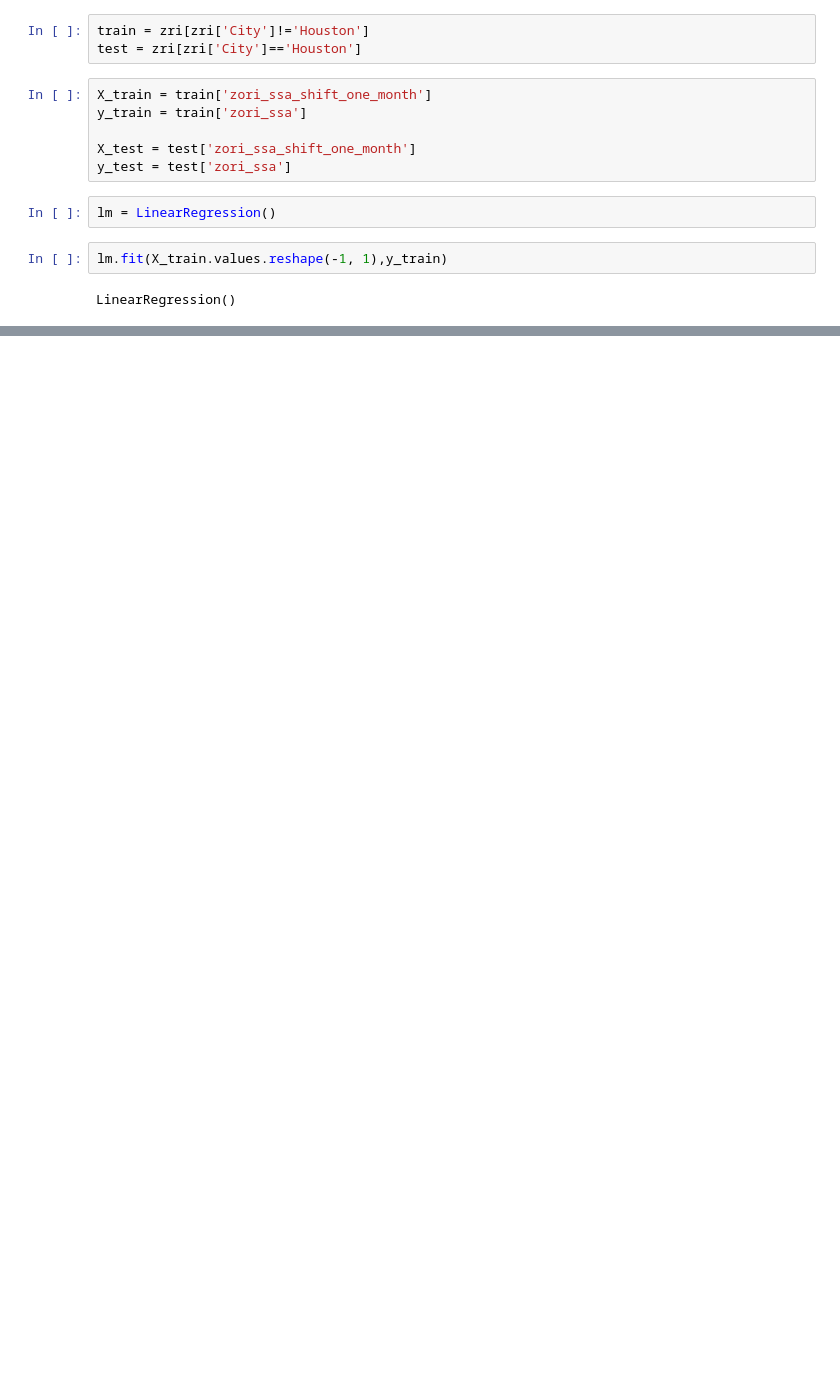
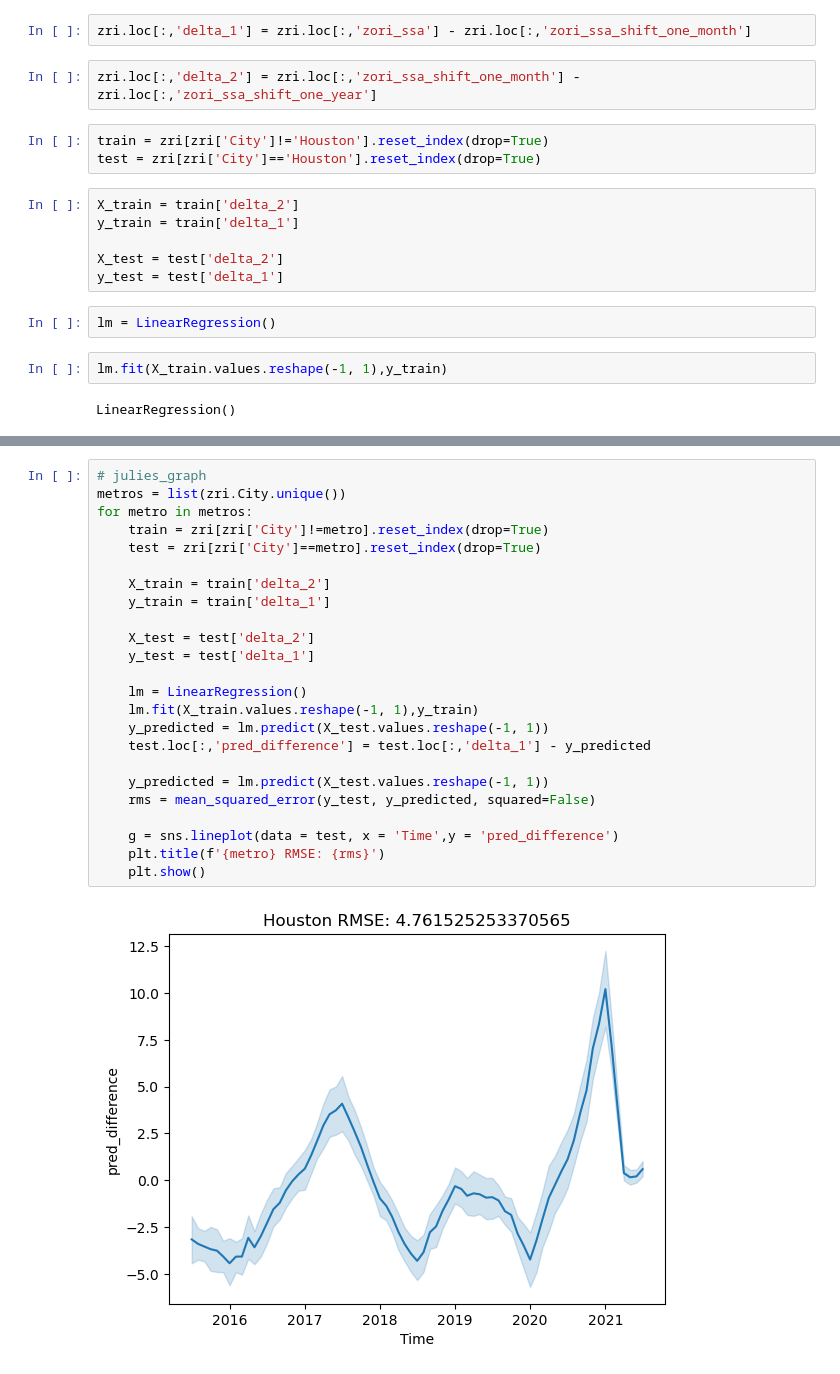
Before and after one commit to HaydenWarren/zri-forecast, a Jupyter notebook: hayden/base_model.ipynb, the cells around one changed output, grey strips where cells are left out. Cells and saved outputs as stored; diff of their text form; blank space fills up the shorter version.

```diff
--- a/hayden/base_model.ipynb
+++ b/hayden/base_model.ipynb
@@ -89,13 +58,17 @@ Index(['zip_code', 'City', 'State', 'Time', 'zori_ssa', 'zori_ssa_diff',
       dtype='object')
+# %%
+zri.loc[:,'delta_1'] = zri.loc[:,'zori_ssa'] - zri.loc[:,'zori_ssa_shift_one_month']
+# %%
+zri.loc[:,'delta_2'] = zri.loc[:,'zori_ssa_shift_one_month'] - zri.loc[:,'zori_ssa_shift_one_year']
 # %%
-train = zri[zri['City']!='Houston']
-test = zri[zri['City']=='Houston']
+train = zri[zri['City']!='Houston'].reset_index(drop=True)
+test = zri[zri['City']=='Houston'].reset_index(drop=True)
 # %%
-X_train = train['zori_ssa_shift_one_month']
-y_train = train['zori_ssa']
+X_train = train['delta_2']
+y_train = train['delta_1']
 
-X_test = test['zori_ssa_shift_one_month']
-y_test = test['zori_ssa']
+X_test = test['delta_2']
+y_test = test['delta_1']
 # %%
 lm = LinearRegression()
 # %%
@@ -112,0 +86,26 @@ lm.score(X_test.values.reshape(-1, 1),y_test)
+# %%
+# julies_graph
+metros = list(zri.City.unique())
+for metro in metros:
+    train = zri[zri['City']!=metro].reset_index(drop=True)
+    test = zri[zri['City']==metro].reset_index(drop=True)
+
+    X_train = train['delta_2']
+    y_train = train['delta_1']
+
+    X_test = test['delta_2']
+    y_test = test['delta_1']
+
+    lm = LinearRegression()
+    lm.fit(X_train.values.reshape(-1, 1),y_train)
+    y_predicted = lm.predict(X_test.values.reshape(-1, 1))
+    test.loc[:,'pred_difference'] = test.loc[:,'delta_1'] - y_predicted
+
+    y_predicted = lm.predict(X_test.values.reshape(-1, 1))
+    rms = mean_squared_error(y_test, y_predicted, squared=False)
+
+    g = sns.lineplot(data = test, x = 'Time',y = 'pred_difference')
+    plt.title(f'{metro} RMSE: {rms}')
+    plt.show()
+# %% [output]
+[figure, added]
```
Also changed, not shown: parts of 22 cells of this notebook.
